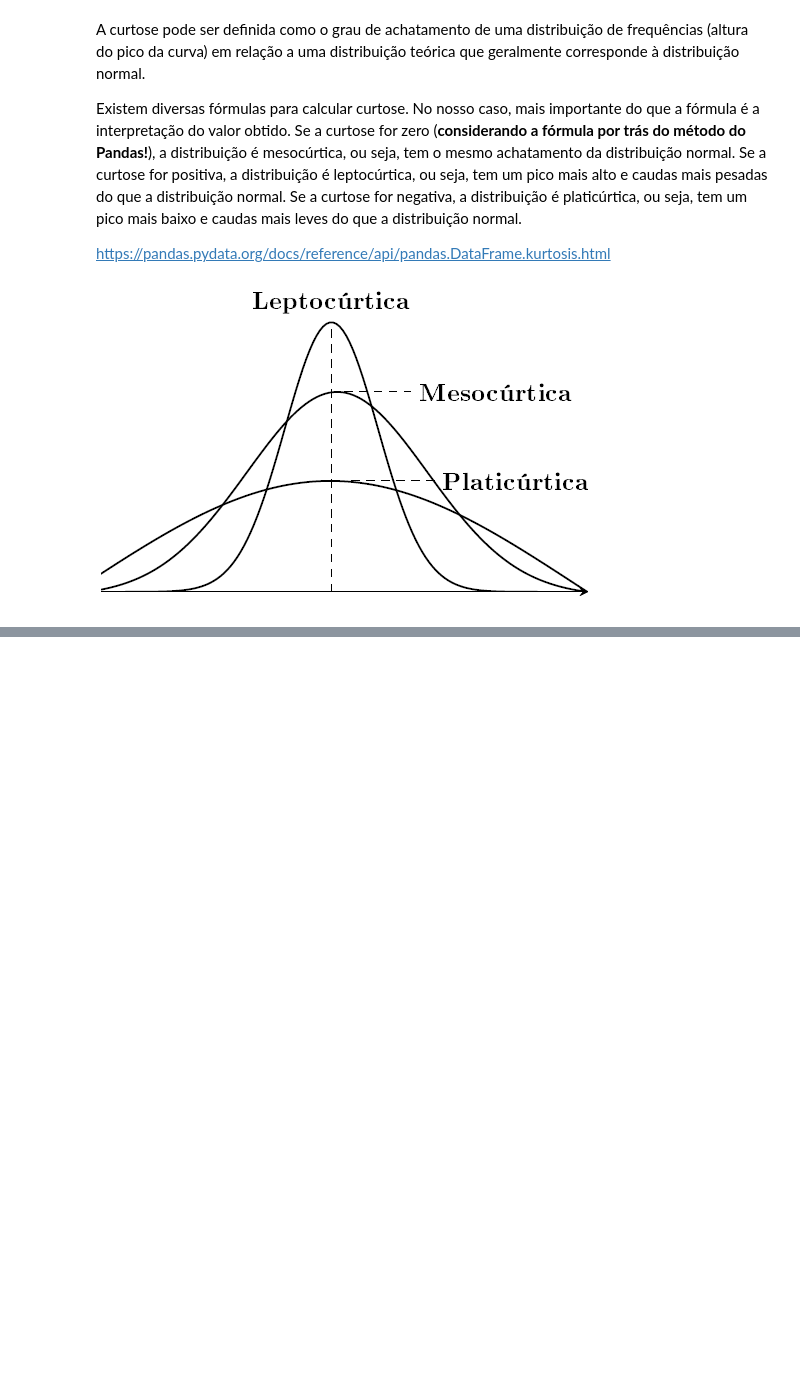
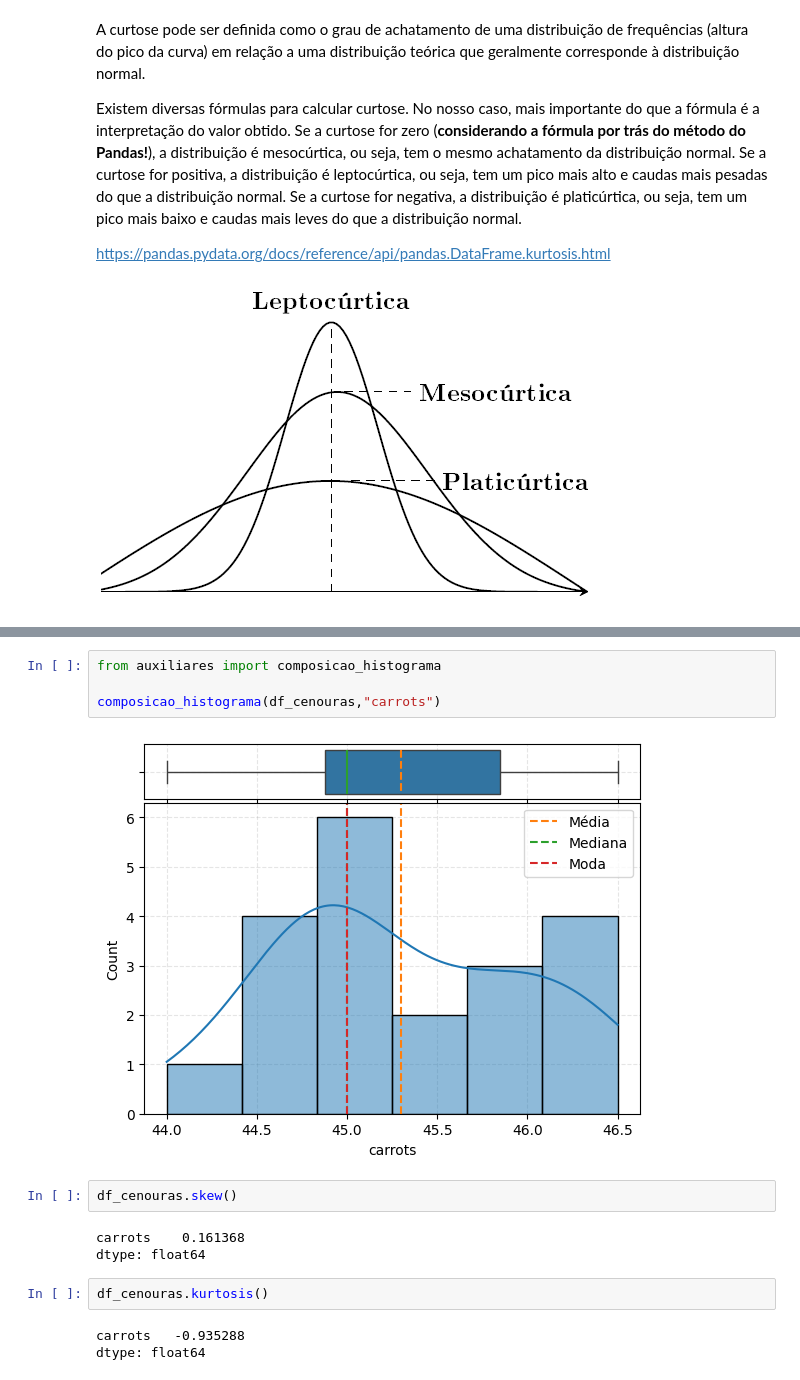
Before and after one commit to kiwsley/ciencia_de_dados, a Jupyter notebook: estatisticas/estatistica_descritiva_univariada_forma.ipynb, the cells around one changed output, grey strips where cells are left out. Saved outputs shown, nothing was run; the diff lists cells and outputs as text; blank space fills up the shorter version.

```diff
--- a/estatisticas/estatistica_descritiva_univariada_forma.ipynb
+++ b/estatisticas/estatistica_descritiva_univariada_forma.ipynb
@@ -31,3 +38,19 @@ df_cenouras.head()
+# %%
+from auxiliares import composicao_histograma
+
+composicao_histograma(df_cenouras,"carrots")
+# %% [output]
+[figure, added]
+# %%
+df_cenouras.skew()
+# %% [output]
+carrots    0.161368
+dtype: float64
+# %%
+df_cenouras.kurtosis()
+# %% [output]
+carrots   -0.935288
+dtype: float64
 # %%
 DADOS = "./dados/grades.csv"
 
```
Also changed, not shown: parts of 5 cells of this notebook, 3 other files.
